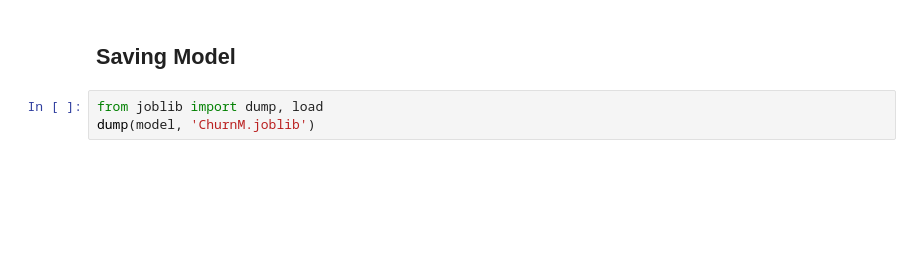
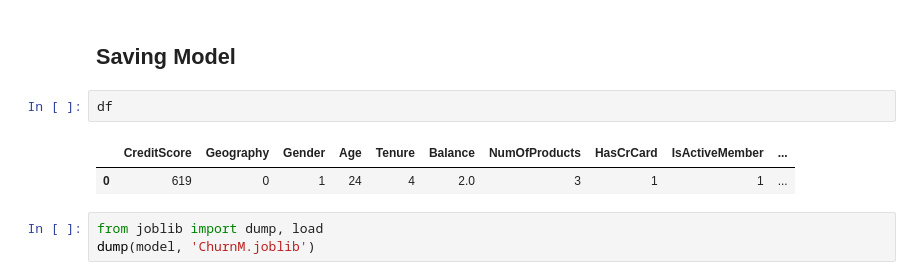
Before and after one commit to mascarenhasneil/ChurnModeling, a Jupyter notebook: ChurnModeling-Notebook.ipynb, the cells around one changed output. Saved outputs shown, nothing was run; the diff lists cells and outputs as text; blank space fills up the shorter version.

```diff
--- a/ChurnModeling-Notebook.ipynb
+++ b/ChurnModeling-Notebook.ipynb
@@ -577,5 +694,10 @@ print("Predicted Exited Value is:",y_predd[0]) ## the output is 1 which means th
 # %% [markdown]
 ## Saving Model
+# %%
+df
+# %% [output]
+|  | CreditScore | Geography | Gender | Age | Tenure | Balance | NumOfProducts | HasCrCard | IsActiveMember | ... |
+| 0 | 619 | 0 | 1 | 24 | 4 | 2.0 | 3 | 1 | 1 | ... |
 # %%
 from joblib import dump, load
 dump(model, 'ChurnM.joblib')
```
Also changed, not shown: parts of 16 cells of this notebook.
